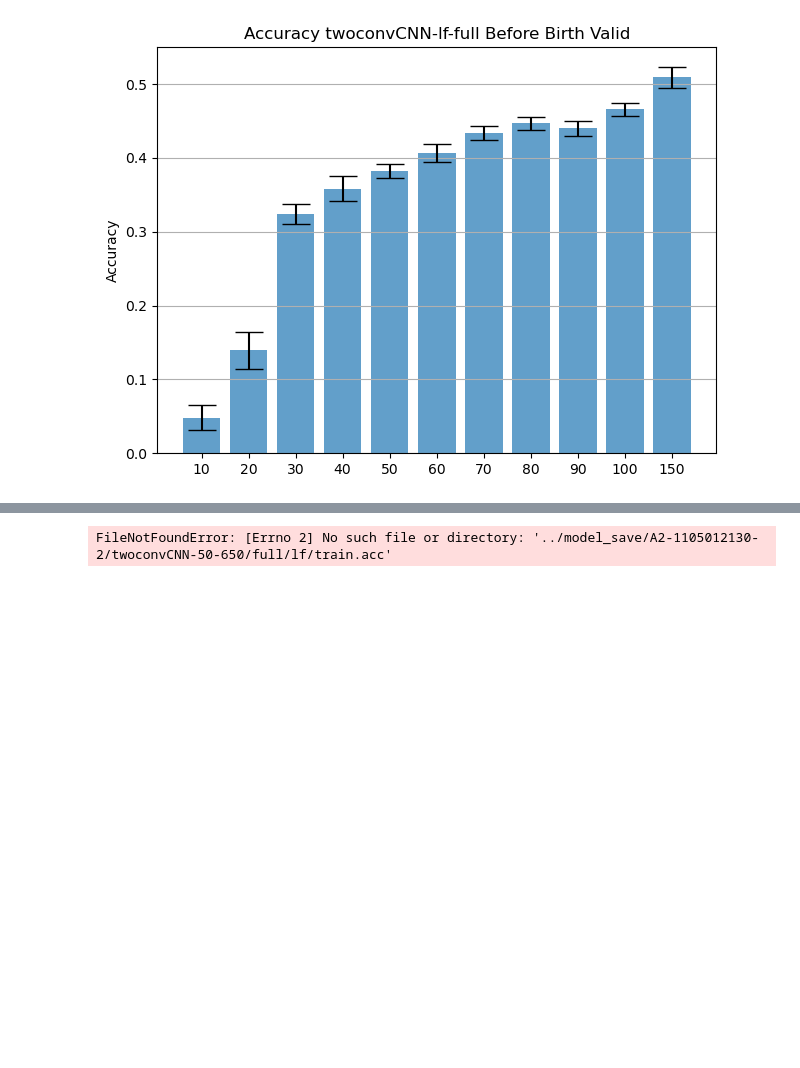
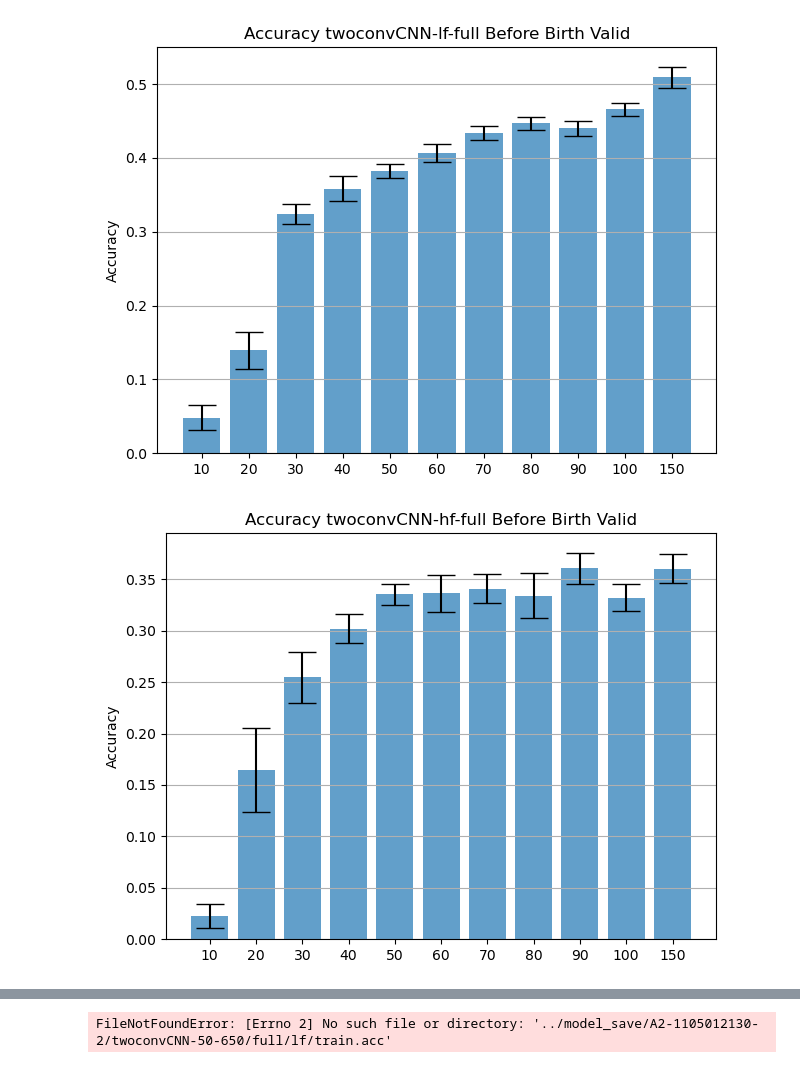
Before and after one commit to Frankalexej/proslearn_22, a Jupyter notebook: A_3_analysis copy.ipynb, the cells around one changed output, grey strips where cells are left out. Cells and saved outputs as stored; diff of their text form; code cells hidden in the pictures; blank space fills up the shorter version.

```diff
--- a/A_3_analysis copy.ipynb
+++ b/A_3_analysis copy.ipynb
@@ -169,36 +169,41 @@ def judge_condition(pre):
         total_epochs = 700
     return run_list, total_epochs
 
-def judge_condition(pre):
-    # overwrite
-    run_list = [1, 2, 3, 5]
-    total_epochs = 300
+def judge_condition(pre, runtype):
+    if runtype == "lf":
+        # overwrite
+        run_list = [1, 2, 3, 5]
+        total_epochs = 300
+    elif runtype == "hf":
+        run_list = [1]
+        total_epochs = 300
     return run_list, total_epochs
 # %%
 total_df = pd.DataFrame(columns=["run", "preepoch_cond", "model_cond", "train_filter_cond", "valid_phone_cond", "acc_inc"])
 
-for model_type, runtype, cv in list(product(["twoconvCNN"], ["lf"], ["full"])):
+for model_type, runtype, cv in list(product(["twoconvCNN"], ["lf", "hf"], ["full"])):
     reses = {}
     for pre in all_pre_conditions:
-        run_list, total_epochs = judge_condition(pre)
+        run_list, total_epochs = judge_condition(pre, runtype)
 
         for run_case in run_list:
             dir = os.path.join(hyper_dir, f"{run_version}-{ts}-{run_case}", f"{model_type}-{pre}-{total_epochs-pre}")
             res = ResReader(dir, runtype=runtype, cv=cv).read()
             # val = np.mean([x - y for x, y in zip(res[1], res[2])][pre - 1])
             look_at = 1 # 1 for valid, 2 for full valid
             jump = 10
             for i in range(pre-jump, pre+1):
                 val = res[look_at][i]
                 if f"{pre}" in reses.keys():
                     reses[f"{pre}"].append(val)
                 else:
                     reses[f"{pre}"] = [val]
     draw_title = f"Accuracy {model_type}-{runtype}-{cv} Before Birth Valid"
     draw(reses, "Accuracy", draw_title)
     do_stats(reses, os.path.join(plot_save_place, f"{ts}-{draw_title}.txt"))
 # %% [output]
 [figure]
+[figure, added]
 # %%
 total_df = pd.DataFrame(columns=["run", "preepoch_cond", "model_cond", "train_filter_cond", "valid_phone_cond", "acc_inc"])
 
```
Also changed, not shown: parts of 4 cells of this notebook.
